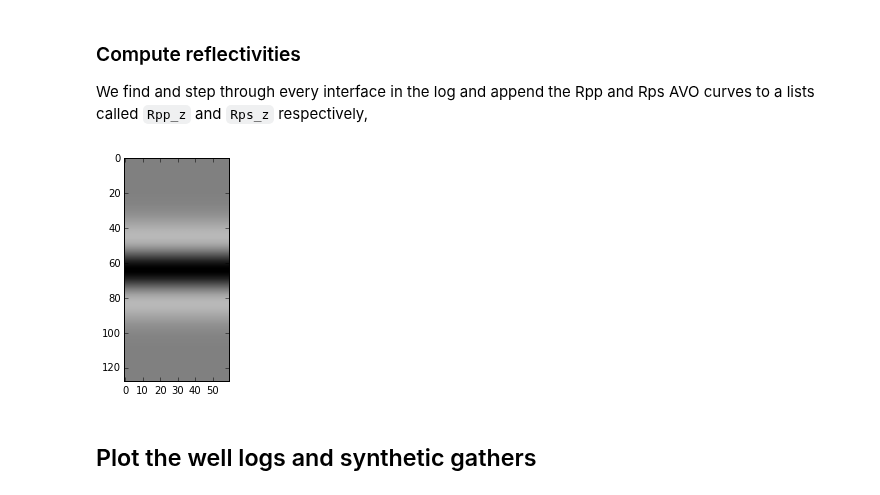
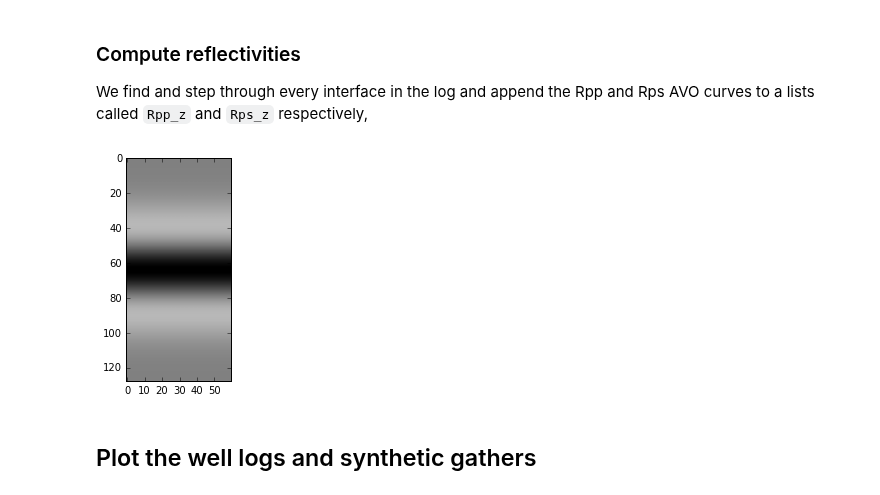
Before and after one commit to EvanBianco/notebooks, a Jupyter notebook: PP_and_PS_synthetic_gathers.ipynb, the cells around one changed output. Saved outputs shown, nothing was run; the diff lists cells and outputs as text; code cells hidden in the pictures.

```diff
--- a/PP_and_PS_synthetic_gathers.ipynb
+++ b/PP_and_PS_synthetic_gathers.ipynb
@@ -141,12 +141,12 @@ Rpp = np.asarray(Rpp)
 Rps = np.asarray(Rps)
 # %%
 import bruges as b
-wvlt = b.filters.ricker(duration=0.128, dt=0.001, f=20)
+wvlt = b.filters.ricker(duration=0.128, dt=0.001, f=15)
 
 traces = theta1.size
 w = np.tile(wvlt, traces).reshape(traces, wvlt.size).T
 
 plt.imshow(w, cmap='gray_r', clim=[-1,1])
 plt.show()
 # %% [output]
-[figure, old version]
+[figure, new version]
```
Also changed, not shown: parts of 14 cells of this notebook, 2 other files.
